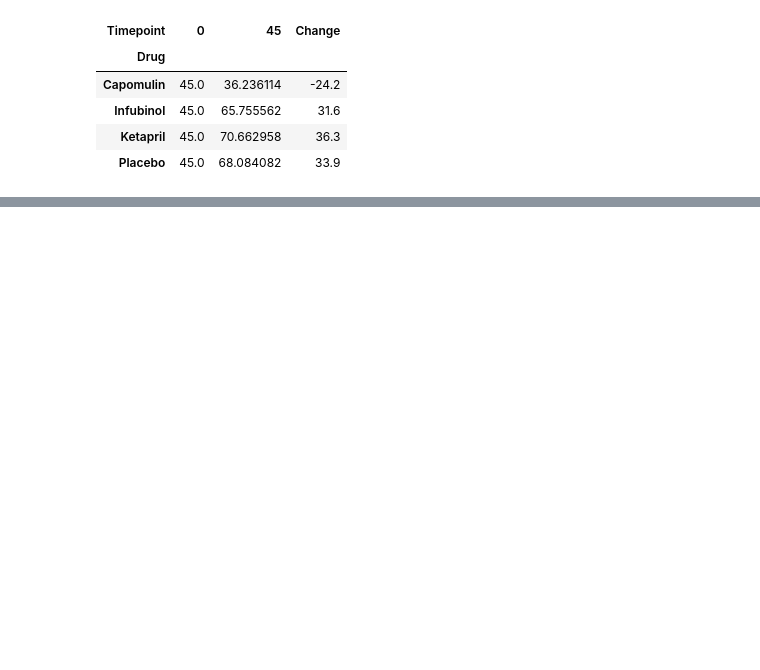
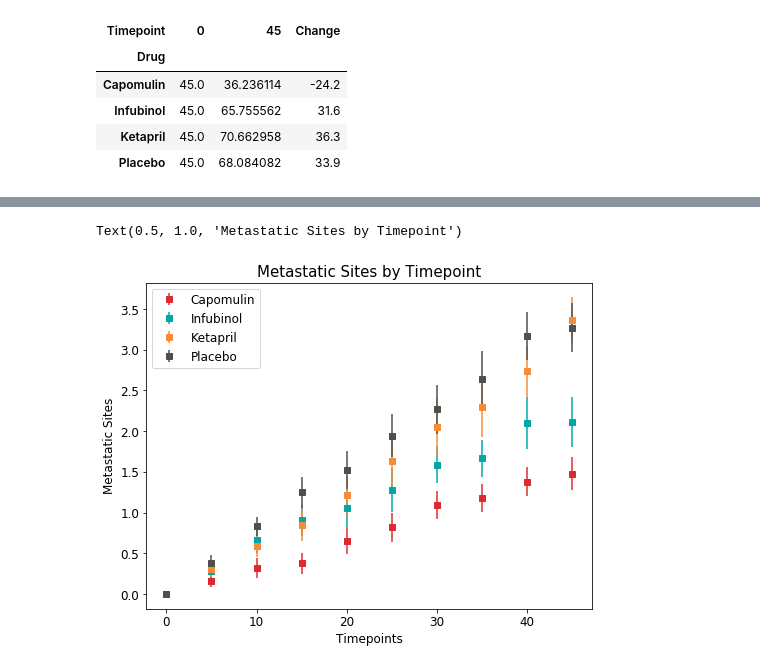
Before and after one commit to bman511/Pymaceuticals, a Jupyter notebook: pymaceuticals.ipynb, the cells around one changed output, grey strips where cells are left out. Drawn from its saved outputs; the diff is of its cells as text; code cells hidden in the pictures; blank space fills up the shorter version.

```diff
--- a/pymaceuticals.ipynb
+++ b/pymaceuticals.ipynb
@@ -323,0 +220,7 @@ miceCount_df
+# %%
+#Print metastatic sites by timepoint for each drug
+printChart('Metastatic Sites',timepoints,study_drugs)
+plt.title('Metastatic Sites by Timepoint',fontsize=15)
+# %% [output]
+Text(0.5, 1.0, 'Metastatic Sites by Timepoint')
+[figure, added]
```
Also changed, not shown: parts of 22 cells of this notebook.
